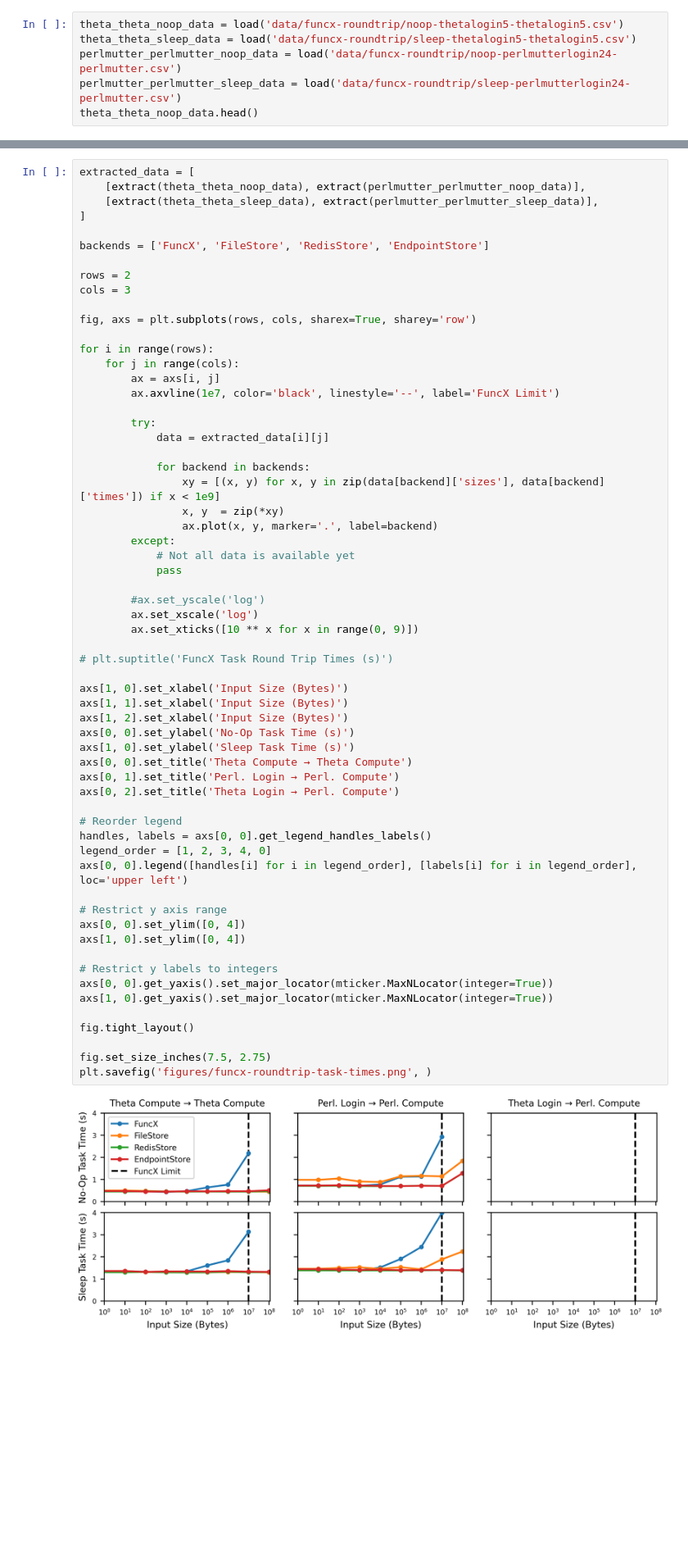
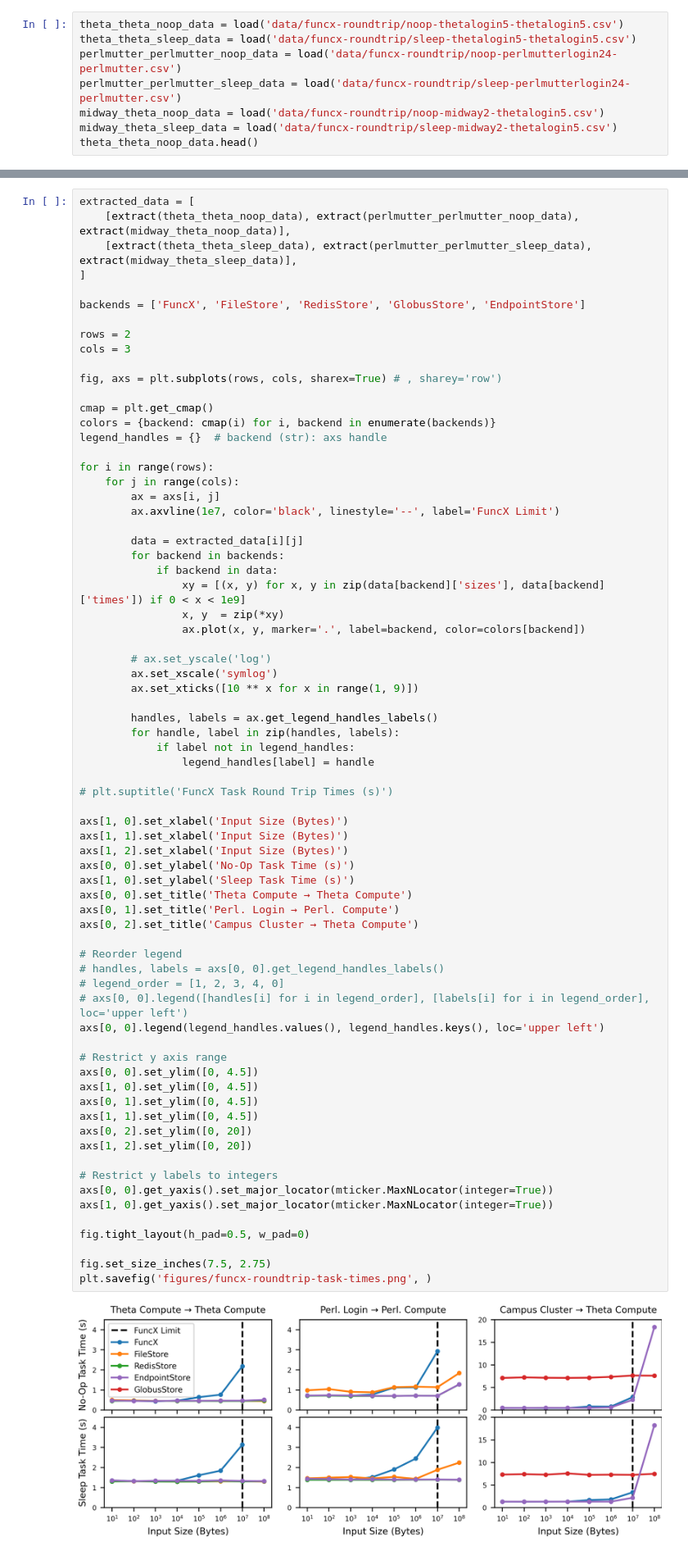
Before and after one commit to proxystore/sc23-evaluation, a Jupyter notebook: 0-funcx-roundtrip-execution-time.ipynb, the cells around one changed output, grey strips where cells are left out. Shown: that part at 82% size. Cells and saved outputs as stored; diff of their text form; blank space fills up the shorter version.

Commit message:
Add remaining data for funcx-roundtrip experiment

```diff
--- a/0-funcx-roundtrip-execution-time.ipynb
+++ b/0-funcx-roundtrip-execution-time.ipynb
@@ -90,6 +106,8 @@ theta_theta_noop_data = load('data/funcx-roundtrip/noop-thetalogin5-thetalogin5.
 theta_theta_sleep_data = load('data/funcx-roundtrip/sleep-thetalogin5-thetalogin5.csv')
 perlmutter_perlmutter_noop_data = load('data/funcx-roundtrip/noop-perlmutterlogin24-perlmutter.csv')
 perlmutter_perlmutter_sleep_data = load('data/funcx-roundtrip/sleep-perlmutterlogin24-perlmutter.csv')
+midway_theta_noop_data = load('data/funcx-roundtrip/noop-midway2-thetalogin5.csv')
+midway_theta_sleep_data = load('data/funcx-roundtrip/sleep-midway2-thetalogin5.csv')
 theta_theta_noop_data.head()
 # %% [output]
 |  | proxystore_backend | task_name | input_size_bytes | output_size_bytes | task_sleep_seconds | total_time_ms | ... |
@@ -137,64 +155,74 @@ def extract(data: pandas.DataFrame) -> dict[str, dict[str, list[str]]]:
     return result
 # %%
 extracted_data = [
-    [extract(theta_theta_noop_data), extract(perlmutter_perlmutter_noop_data)],
-    [extract(theta_theta_sleep_data), extract(perlmutter_perlmutter_sleep_data)],
+    [extract(theta_theta_noop_data), extract(perlmutter_perlmutter_noop_data), extract(midway_theta_noop_data)],
+    [extract(theta_theta_sleep_data), extract(perlmutter_perlmutter_sleep_data), extract(midway_theta_sleep_data)],
 ]
 
-backends = ['FuncX', 'FileStore', 'RedisStore', 'EndpointStore']
+backends = ['FuncX', 'FileStore', 'RedisStore', 'GlobusStore', 'EndpointStore']
 
 rows = 2
 cols = 3
 
-fig, axs = plt.subplots(rows, cols, sharex=True, sharey='row')
+fig, axs = plt.subplots(rows, cols, sharex=True) # , sharey='row')
+
+cmap = plt.get_cmap()
+colors = {backend: cmap(i) for i, backend in enumerate(backends)}
+legend_handles = {}  # backend (str): axs handle
 
 for i in range(rows):
     for j in range(cols):
         ax = axs[i, j]
         ax.axvline(1e7, color='black', linestyle='--', label='FuncX Limit')
 
-        try:
-            data = extracted_data[i][j]
+        data = extracted_data[i][j]
+        for backend in backends:
+            if backend in data:
+                xy = [(x, y) for x, y in zip(data[backend]['sizes'], data[backend]['times']) if 0 < x < 1e9]
+                x, y  = zip(*xy)
+                ax.plot(x, y, marker='.', label=backend, color=colors[backend])
 
-            for backend in backends:
-                xy = [(x, y) for x, y in zip(data[backend]['sizes'], data[backend]['times']) if x < 1e9]
-                x, y  = zip(*xy)
-                ax.plot(x, y, marker='.', label=backend)
-        except:
-            # Not all data is available yet
-            pass
+        # ax.set_yscale('log')
+        ax.set_xscale('symlog')
+        ax.set_xticks([10 ** x for x in range(1, 9)])
 
-        #ax.set_yscale('log')
-        ax.set_xscale('log')
-        ax.set_xticks([10 ** x for x in range(0, 9)])
+        handles, labels = ax.get_legend_handles_labels()
+        for handle, label in zip(handles, labels):
+            if label not in legend_handles:
+                legend_handles[label] = handle
 
 # plt.suptitle('FuncX Task Round Trip Times (s)')
 
 axs[1, 0].set_xlabel('Input Size (Bytes)')
 axs[1, 1].set_xlabel('Input Size (Bytes)')
 axs[1, 2].set_xlabel('Input Size (Bytes)')
 axs[0, 0].set_ylabel('No-Op Task Time (s)')
 axs[1, 0].set_ylabel('Sleep Task Time (s)')
 axs[0, 0].set_title('Theta Compute → Theta Compute')
 axs[0, 1].set_title('Perl. Login → Perl. Compute')
-axs[0, 2].set_title('Theta Login → Perl. Compute')
+axs[0, 2].set_title('Campus Cluster → Theta Compute')
 
 # Reorder legend
-handles, labels = axs[0, 0].get_legend_handles_labels()
-legend_order = [1, 2, 3, 4, 0]
-axs[0, 0].legend([handles[i] for i in legend_order], [labels[i] for i in legend_order], loc='upper left')
+# handles, labels = axs[0, 0].get_legend_handles_labels()
+# legend_order = [1, 2, 3, 4, 0]
+# axs[0, 0].legend([handles[i] for i in legend_order], [labels[i] for i in legend_order], loc='upper left')
+axs[0, 0].legend(legend_handles.values(), legend_handles.keys(), loc='upper left')
 
 # Restrict y axis range
-axs[0, 0].set_ylim([0, 4])
-axs[1, 0].set_ylim([0, 4])
+axs[0, 0].set_ylim([0, 4.5])
+axs[1, 0].set_ylim([0, 4.5])
+axs[0, 1].set_ylim([0, 4.5])
+axs[1, 1].set_ylim([0, 4.5])
+axs[0, 2].set_ylim([0, 20])
+axs[1, 2].set_ylim([0, 20])
 
 # Restrict y labels to integers
 axs[0, 0].get_yaxis().set_major_locator(mticker.MaxNLocator(integer=True))
 axs[1, 0].get_yaxis().set_major_locator(mticker.MaxNLocator(integer=True))
 
-fig.tight_layout()
+fig.tight_layout(h_pad=0.5, w_pad=0)
 
 fig.set_size_inches(7.5, 2.75)
 plt.savefig('figures/funcx-roundtrip-task-times.png', )
 # %% [output]
-[figure, old version]
+[figure, new version]
```
Also changed, not shown: parts of 1 cell of this notebook, 3 other files.
